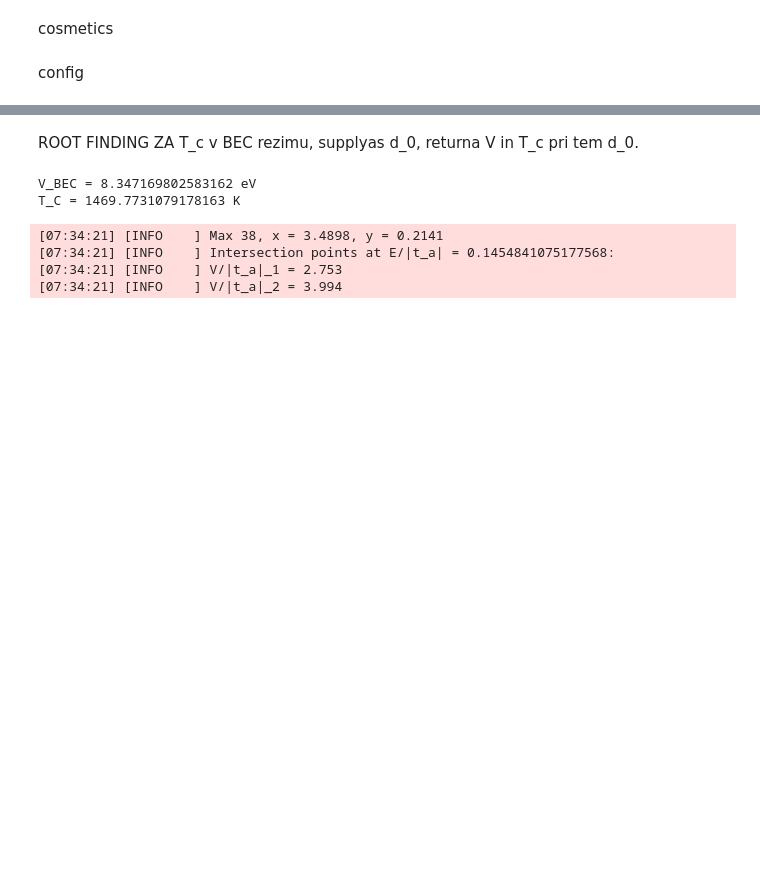
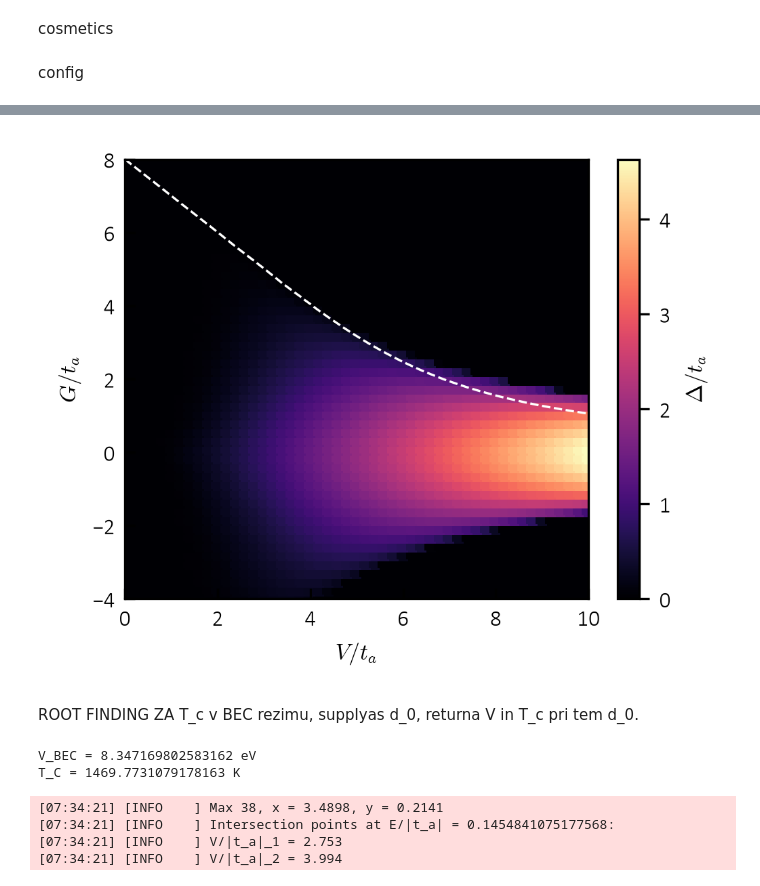
Before and after one commit to korl-z/IJS-F1, a Jupyter notebook: Koda/equilibrium_EI/equlibrium_EI.ipynb, the cells around one changed output, grey strips where cells are left out. Saved outputs shown, nothing was run; the diff lists cells and outputs as text; code cells hidden in the pictures; blank space fills up the shorter version.

```diff
--- a/Koda/equilibrium_EI/equlibrium_EI.ipynb
+++ b/Koda/equilibrium_EI/equlibrium_EI.ipynb
@@ -352,3 +374,38 @@ plt.show()
+# %%
+gs = np.linspace(-4.0, 8.0, 51) * ta
+vs = np.linspace(0.0, 10.0, 51) * ta
+hg = np.full((gs.size, vs.size), np.nan)  # Hartree gap
+dg = np.full((gs.size, vs.size), np.nan)  # equilibrium Delta
+
+for i, gv in enumerate(tqdm(gs)):
+    bg = eu.tb_2d(nk, gap=gv, ta=bp["ta"], tb=bp["tb"])
+    d, m = d0, m0
+    for j, v in enumerate(vs):  # continuation in V
+        pv = eu.MFPars(v=v, n=p.n, uh=p.uh)
+        s = eu.solve_eq(bg, pv, t=eq["initial"]["t"], d=max(d, 0.05), m=m, **eq["solve"])
+        d, m = s.d, s.m
+        dg[i, j] = abs(s.d)
+        hg[i, j] = gap_info(bg, ej.mf_state(bg, pv, d=s.d, m=s.m))["hartree_g"]
+
+x, y = vs / bp["ta"], gs / bp["ta"]
+
+fig, ax = plt.subplots(figsize=(3.47412, 0.8 * 3.47412))
+im = ax.pcolormesh(x, y, dg / bp["ta"], shading="nearest", cmap="magma")
+im.set_edgecolor("face")
+ax.contour(x, y, hg, levels=[0.0], colors="w", linewidths=0.8, linestyles="--")  # BCS / BEC
+cbar = plt.colorbar(im, ax=ax)
+cbar.set_label(r"$\Delta/t_a$", rotation=90, labelpad=5)
+ax.set_xlabel(r"$V/t_a$")
+ax.set_ylabel(r"$G/t_a$")
+ax.set_xlim(x[0], x[-1])
+ax.set_ylim(y[0], y[-1])
+ax.tick_params(which="both", direction="in")
+plt.tight_layout()
+plt.savefig(FIG_PATH + "OP_gap_eq_vs_G-V.pdf", bbox_inches="tight")
+
+plt.show()
+# %% [output]
+[figure, added]
 # %% [markdown]
 ROOT FINDING ZA T_c v BEC rezimu, supplyas d_0, returna V in T_c pri tem d_0.
 # %%
```
Also changed, not shown: parts of 7 cells of this notebook, 19 other files.
